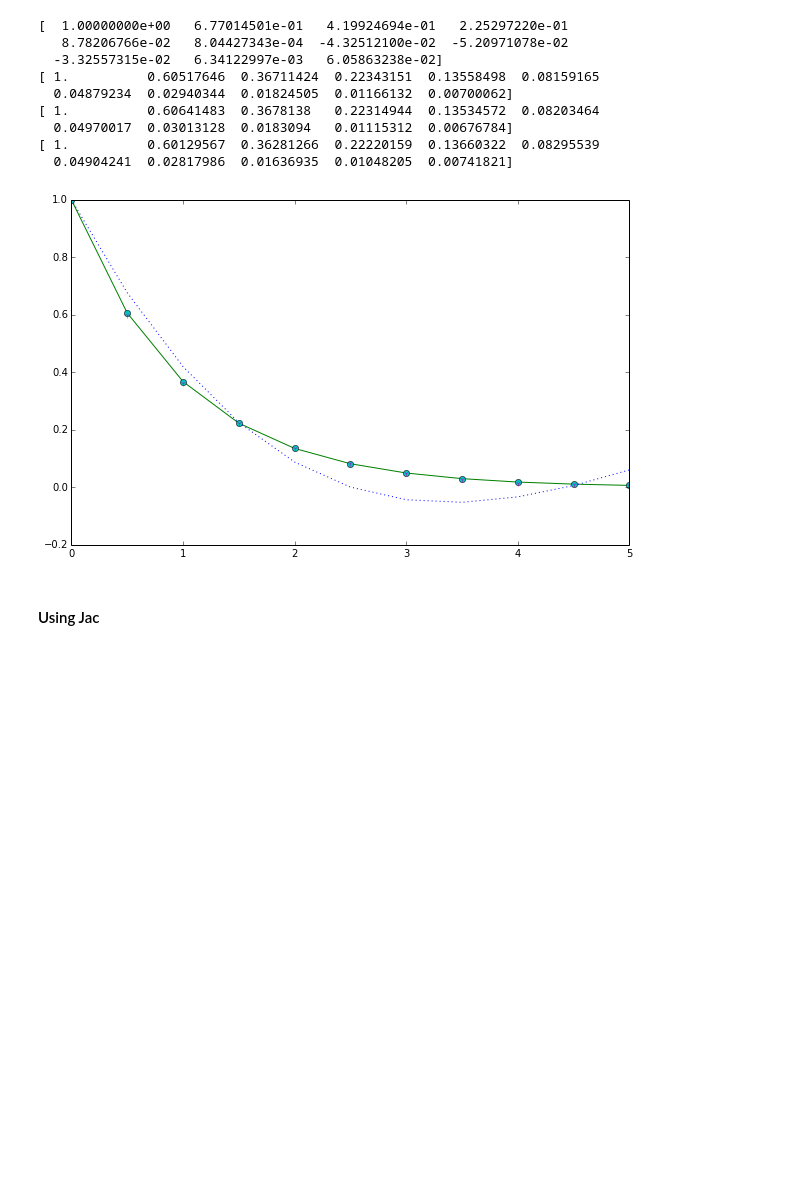
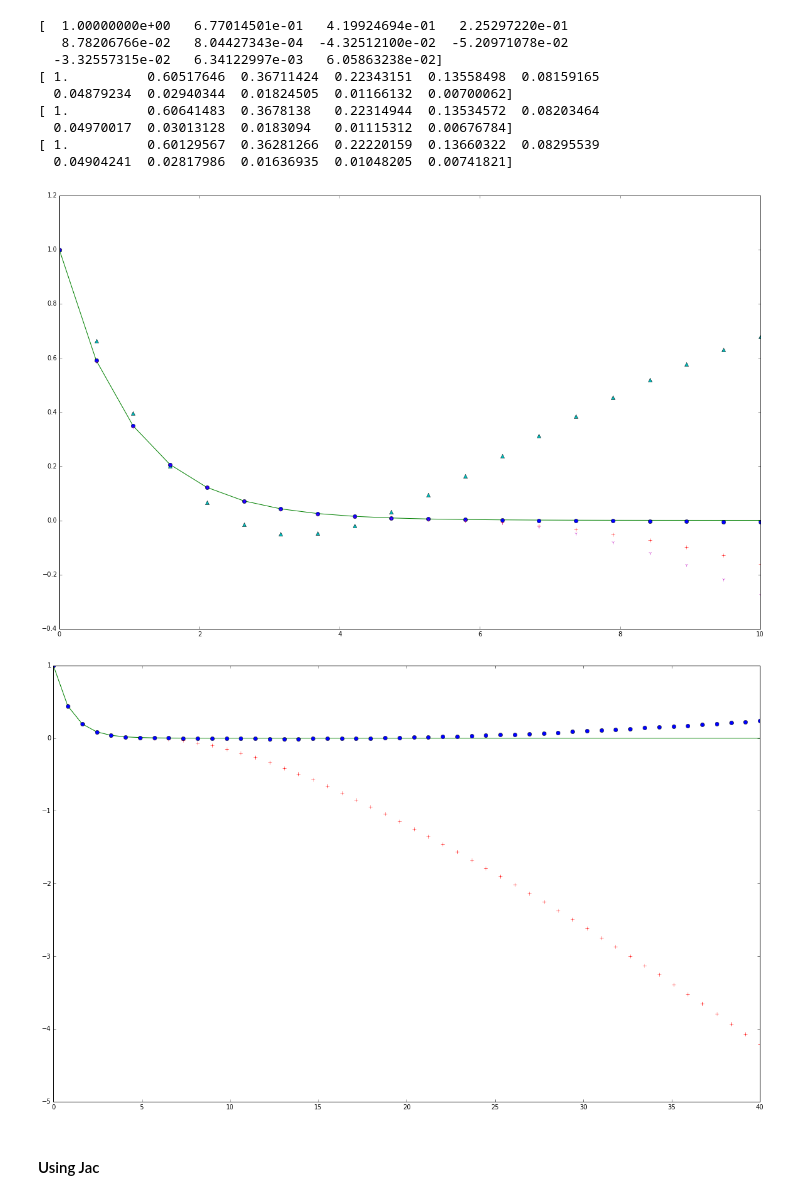
Before and after one commit to NeuPhysics/aNN, a Jupyter notebook: ipynb/test.ipynb, the cells around one changed output. Saved outputs shown, nothing was run; the diff lists cells and outputs as text; code cells hidden in the pictures; blank space fills up the shorter version.

```diff
--- a/ipynb/test.ipynb
+++ b/ipynb/test.ipynb
@@ -333,16 +333,26 @@ print funNNList(np.array( costODEFResultNM.get('x') ),tlin,1)
 [ 1.          0.60129567  0.36281266  0.22220159  0.13660322  0.08295539
   0.04904241  0.02817986  0.01636935  0.01048205  0.00741821]
 # %%
-plt.figure(figsize=(10,6.18))
-plt.plot(tlin,funY(tlin),'g-')
-plt.plot(tlin,funNNList(np.array( costODEFResultCG.get('x') ),tlin,1),'b:')
-plt.plot(tlin,funNNList(np.array( costODEFResultSLSQP.get('x') ),tlin,1),'r+')
-plt.plot(tlin,funNNList(np.array( costODEFResultLBFGSB.get('x') ),tlin,1),'co')
-plt.plot(tlin,funNNList(np.array( costODEFResultNM.get('x') ),tlin,1),'m1')
+tlinplt = np.linspace(0,10,20)
+tlinplt2 = np.linspace(0,40,50)
+plt.figure(figsize=(20,12.35))
+plt.plot(tlinplt,funY(tlinplt),'g-')
+plt.plot(tlinplt,funNNList(np.array( costODEFResultCG.get('x') ),tlinplt,1),'c^')
+plt.plot(tlinplt,funNNList(np.array( costODEFResultSLSQP.get('x') ),tlinplt,1),'r+')
+plt.plot(tlinplt,funNNList(np.array( costODEFResultLBFGSB.get('x') ),tlinplt,1),'bo')
+plt.plot(tlinplt,funNNList(np.array( costODEFResultNM.get('x') ),tlinplt,1),'m1')
 # plt.yscale('log')
 plt.show()
+
+plt.figure(figsize=(20,12.35))
+plt.plot(tlinplt2,funY(tlinplt2),'g-')
+plt.plot(tlinplt2,funNNList(np.array( costODEFResultSLSQP.get('x') ),tlinplt2,1),'r+')
+plt.plot(tlinplt2,funNNList(np.array( costODEFResultLBFGSB.get('x') ),tlinplt2,1),'bo')
+# plt.yscale('log')
+plt.show()
 # %% [output]
-[figure, old version]
+[figure, new version]
+[figure, added]
 # %% [markdown]
 #### Using Jac
 # %%
```
Also changed, not shown: parts of 13 cells of this notebook.
